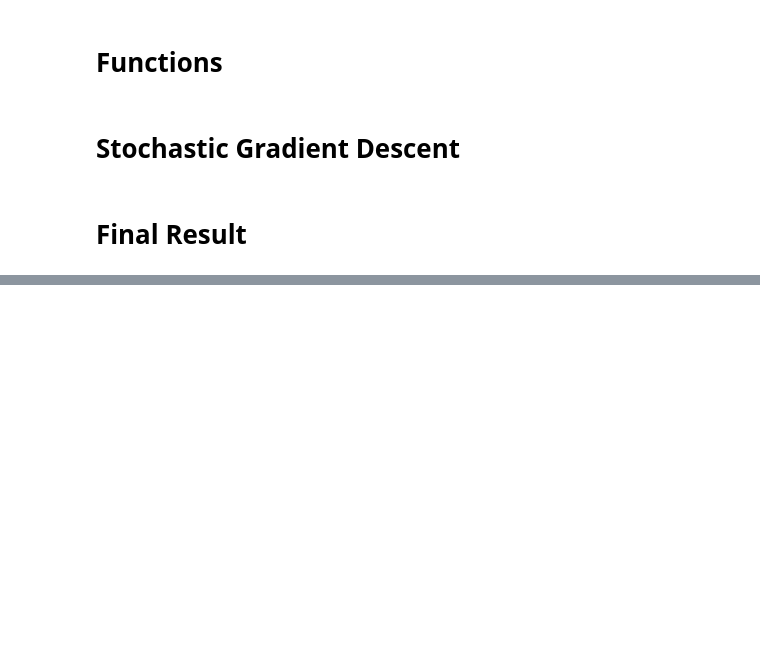
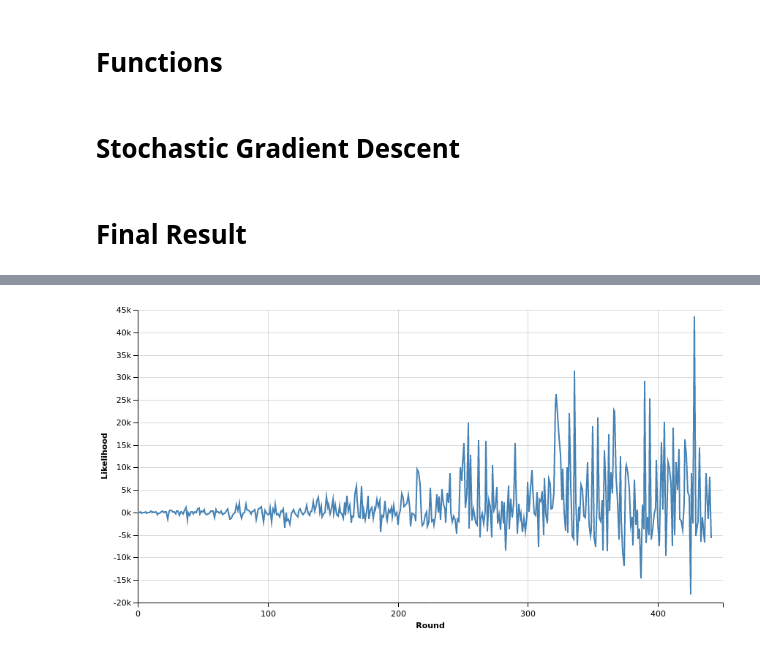
Before and after one commit to IhsanGunay/StatsLearning, a Jupyter notebook: Ihsan_Gunay_ECE411_Project_3.ipynb, the cells around one changed output, grey strips where cells are left out. Saved outputs shown, nothing was run; the diff lists cells and outputs as text; code cells hidden in the pictures; blank space fills up the shorter version.

```diff
--- a/Ihsan_Gunay_ECE411_Project_3.ipynb
+++ b/Ihsan_Gunay_ECE411_Project_3.ipynb
@@ -25,17 +14,21 @@ def update_weights(weights, X, y):
     step = alpha * (y - y_est) * X
     updated_weights = weights + step
 
-    return updated_weights
+    likelihood = y*np.dot(weights, X) - np.log(1+np.exp(np.dot(weights, X)))
+
+    return updated_weights, likelihood
 # %% [markdown]
 # Stochastic Gradient Descent
 # %%
-X_train, y_train = load_cancer('cancer_dataset/wdbc.data')
+X_train, y_train = load_diabetes(return_X_y=True)
 
-ws = pd.DataFrame(columns=['W0', 'W1', 'W2', 'W3', 'W4', 'W5', 'W6', 'W7', 'W8', 'W9'])
 weights = np.ones(X_train.shape[1])
+ws = np.zeros(X_train.shape)
+likelihoods = []
 
 for i in range(X_train.shape[0]):
-    weights = update_weights(weights, X_train[i], y_train[i])
-    ws.loc[i] = weights
+    weights, likelihood = update_weights(weights, X_train[i], y_train[i])
+    ws[i,:] = weights
+    likelihoods.append(likelihood)
 # %% [markdown]
 # Final Result
@@ -62,0 +35,8 @@ ws
+# %%
+data = pd.DataFrame(likelihoods)
+data[1] = data.index
+data.columns = ['Likelihood', 'Round']
+# %%
+chart = Chart(data).mark_line().encode(x='Round:Q', y='Likelihood:Q')
+chart.configure_cell(height=400, width=800)
+# %% [output]
@@ -62,0 +44 @@ ws
+[figure, added]
```
Also changed, not shown: parts of 4 cells of this notebook, 2 other files.
